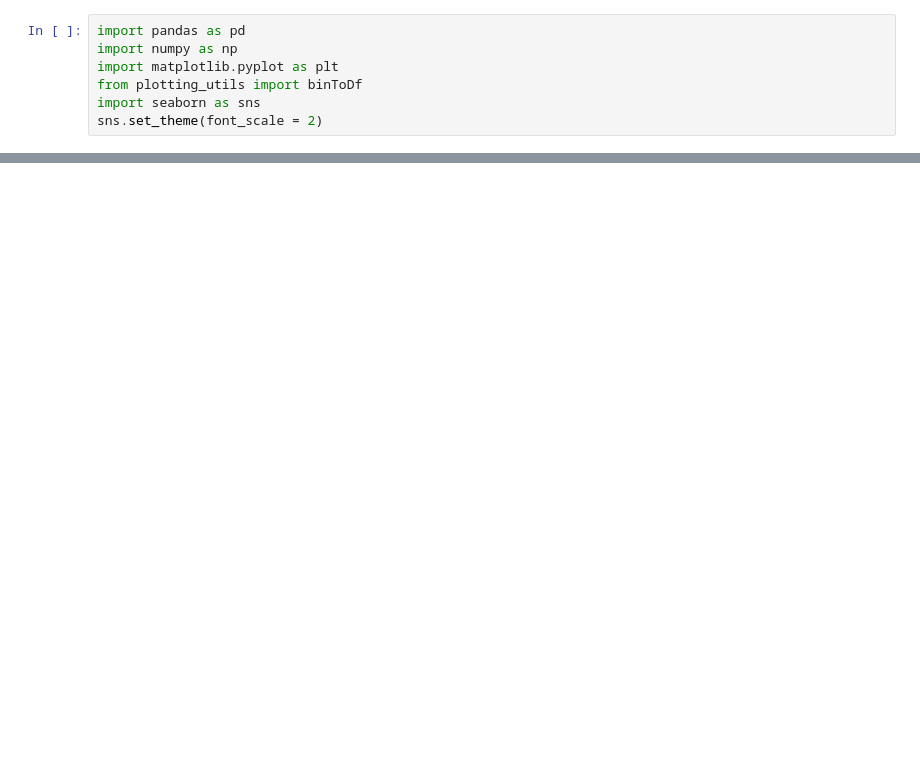
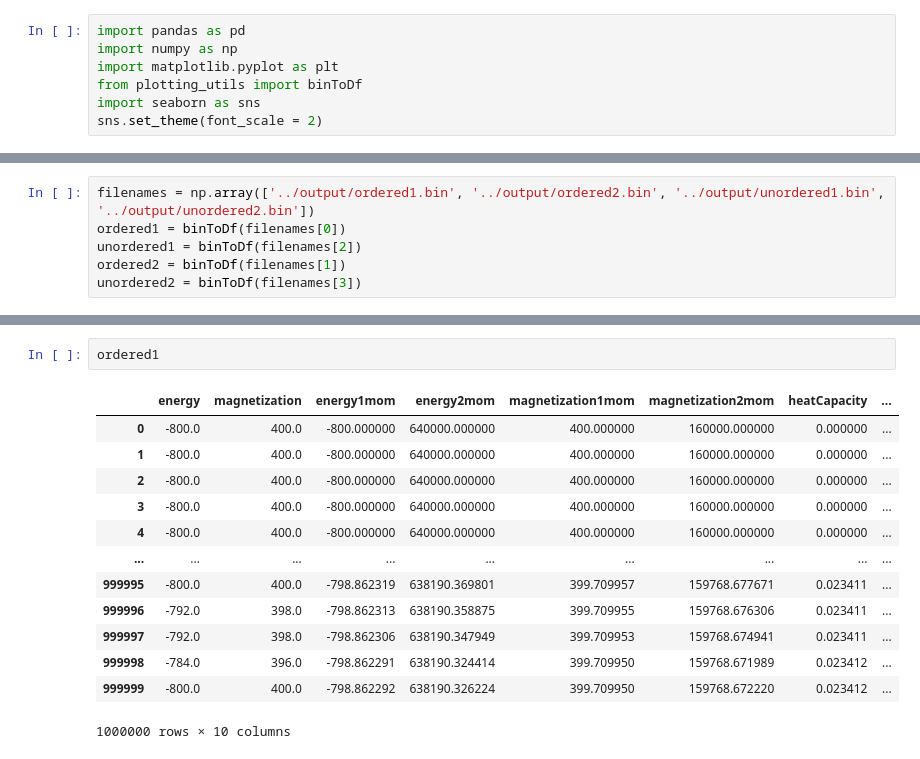
Before and after one commit to augude/fys3150, a Jupyter notebook: Project4/plotting/problem5.ipynb, the cells around one changed output, grey strips where cells are left out. Cells and saved outputs as stored; diff of their text form; blank space fills up the shorter version.

```diff
--- a/Project4/plotting/problem5.ipynb
+++ b/Project4/plotting/problem5.ipynb
@@ -62,0 +8,6 @@ plt.show()
+# %%
+filenames = np.array(['../output/ordered1.bin', '../output/ordered2.bin', '../output/unordered1.bin', '../output/unordered2.bin'])
+ordered1 = binToDf(filenames[0])
+unordered1 = binToDf(filenames[2])
+ordered2 = binToDf(filenames[1])
+unordered2 = binToDf(filenames[3])
@@ -62,0 +65,16 @@ plt.show()
+# %%
+ordered1
+# %% [output]
+|  | energy | magnetization | energy1mom | energy2mom | magnetization1mom | magnetization2mom | heatCapacity | ... |
+| 0 | -800.0 | 400.0 | -800.000000 | 640000.000000 | 400.000000 | 160000.000000 | 0.000000 | ... |
+| 1 | -800.0 | 400.0 | -800.000000 | 640000.000000 | 400.000000 | 160000.000000 | 0.000000 | ... |
+| 2 | -800.0 | 400.0 | -800.000000 | 640000.000000 | 400.000000 | 160000.000000 | 0.000000 | ... |
+| 3 | -800.0 | 400.0 | -800.000000 | 640000.000000 | 400.000000 | 160000.000000 | 0.000000 | ... |
+| 4 | -800.0 | 400.0 | -800.000000 | 640000.000000 | 400.000000 | 160000.000000 | 0.000000 | ... |
+| ... | ... | ... | ... | ... | ... | ... | ... | ... |
+| 999995 | -800.0 | 400.0 | -798.862319 | 638190.369801 | 399.709957 | 159768.677671 | 0.023411 | ... |
+| 999996 | -792.0 | 398.0 | -798.862313 | 638190.358875 | 399.709955 | 159768.676306 | 0.023411 | ... |
+| 999997 | -792.0 | 398.0 | -798.862306 | 638190.347949 | 399.709953 | 159768.674941 | 0.023411 | ... |
+| 999998 | -784.0 | 396.0 | -798.862291 | 638190.324414 | 399.709950 | 159768.671989 | 0.023412 | ... |
+| 999999 | -800.0 | 400.0 | -798.862292 | 638190.326224 | 399.709950 | 159768.672220 | 0.023412 | ... |
+1000000 rows × 10 columns
```
Also changed, not shown: parts of 3 cells of this notebook, 3 other files.
